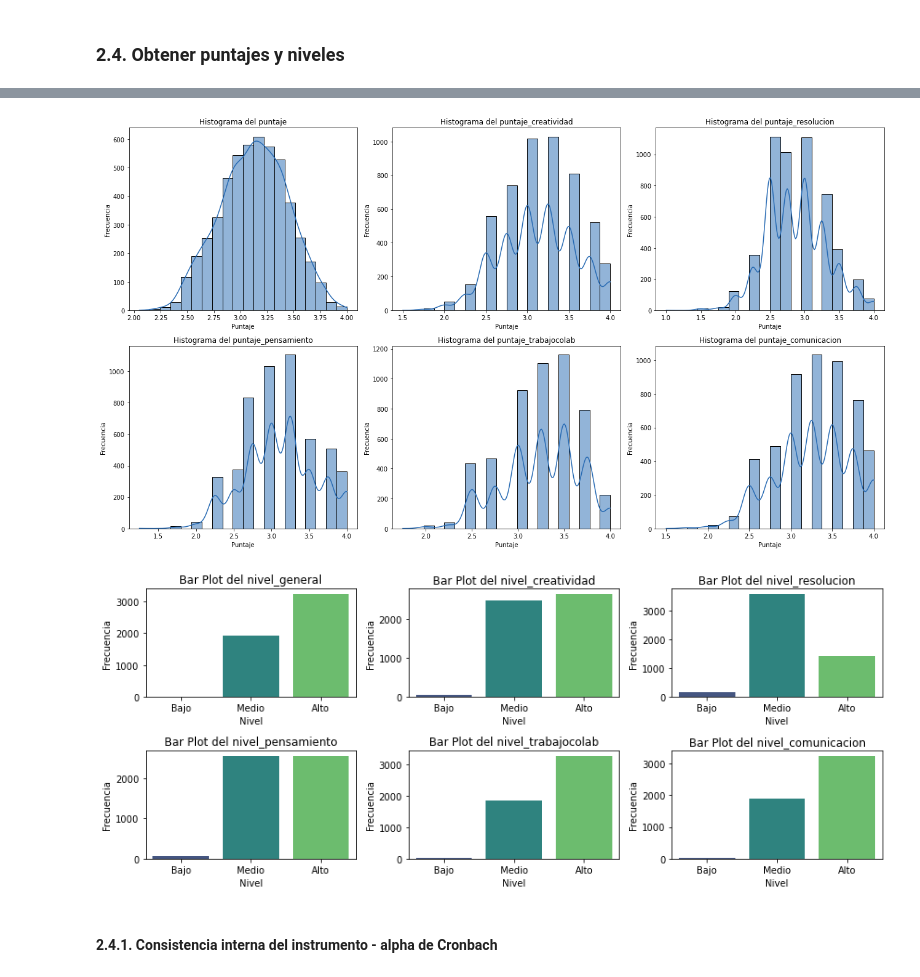
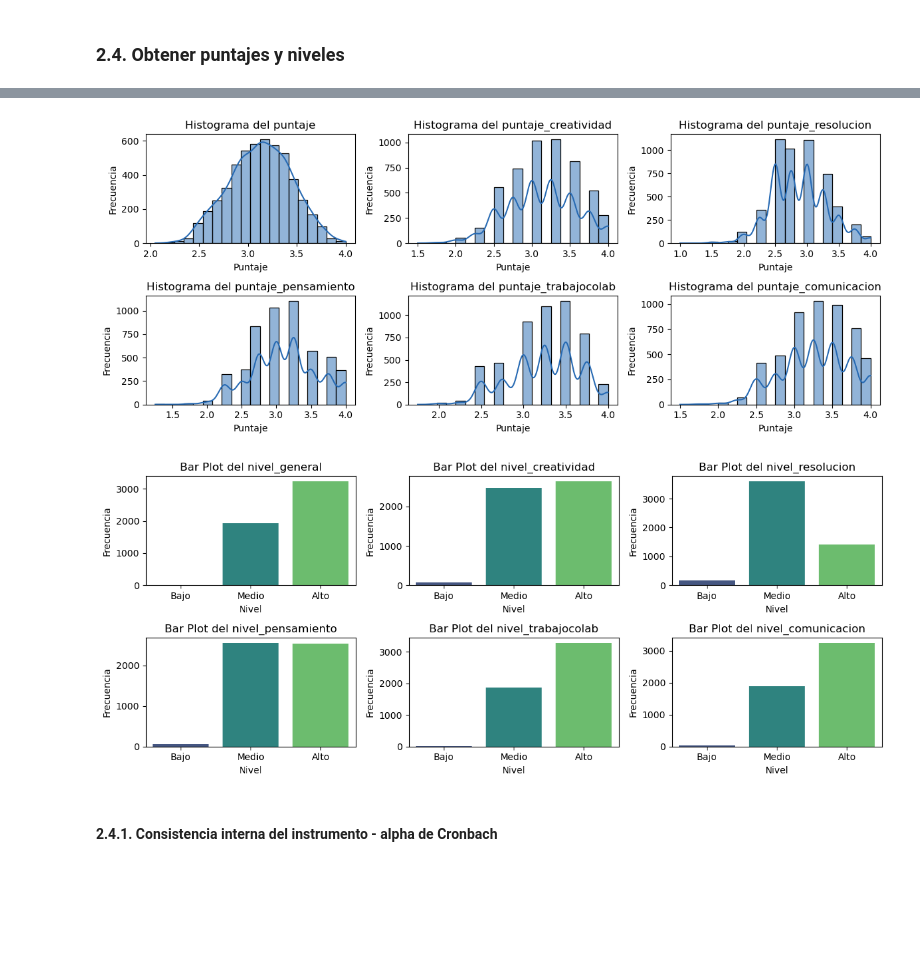
Before and after one commit to JECaballeroR/ANS-Equipo6-2023, a Jupyter notebook: Entrega 1_Proyecto.ipynb, the cells around one changed output, grey strips where cells are left out. Saved outputs shown, nothing was run; the diff lists cells and outputs as text; code cells hidden in the pictures; blank space fills up the shorter version.

```diff
--- a/Entrega 1_Proyecto.ipynb
+++ b/Entrega 1_Proyecto.ipynb
@@ -428,36 +433,36 @@ data_imputado['nivel_comunicacion'] = pd.cut(data_imputado['puntaje_comunicacion
 # %%
 # Crear hist plots para cada puntaje
 puntajes = ['puntaje', 'puntaje_creatividad', 'puntaje_resolucion', 'puntaje_pensamiento',
            'puntaje_trabajocolab', 'puntaje_comunicacion']
 
-plt.figure(figsize=(18, 10))
+plt.figure(figsize=(12, 5))
 for i, puntajes_ in enumerate(puntajes):
     plt.subplot(2, 3, i+1)
     sns.histplot(data=data_imputado[puntajes_], bins=20, kde=True, color='#276ab3')
     plt.title(f'Histograma del {puntajes_}')
     plt.xlabel('Puntaje')
     plt.ylabel('Frecuencia')
 
 plt.tight_layout()
 plt.show()
 
 # Crear bar plots para cada nivel
 niveles = ['nivel_general', 'nivel_creatividad', 'nivel_resolucion', 'nivel_pensamiento',
            'nivel_trabajocolab', 'nivel_comunicacion']
 
 plt.figure(figsize=(12, 5))
 for i, nivel in enumerate(niveles):
     plt.subplot(2, 3, i+1)
     sns.countplot(data=data_imputado, x=nivel, order=etiquetas, palette='viridis')
     plt.title(f'Bar Plot del {nivel}')
     plt.xlabel('Nivel')
     plt.ylabel('Frecuencia')
 
 plt.tight_layout()
 plt.show()
 # %% [output]
-[figure, old version]
+[figure, new version]
-[figure, old version]
+[figure, new version]
 # %% [markdown]
 #### 2.4.1. Consistencia interna del instrumento - alpha de Cronbach
 # %%
```
Also changed, not shown: parts of 26 cells of this notebook, 1 other file.
